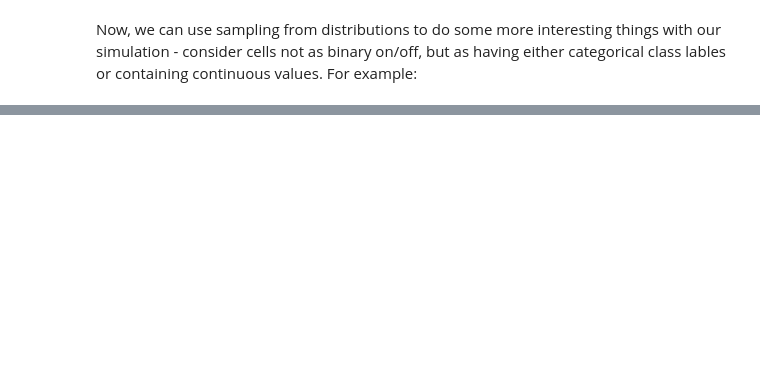
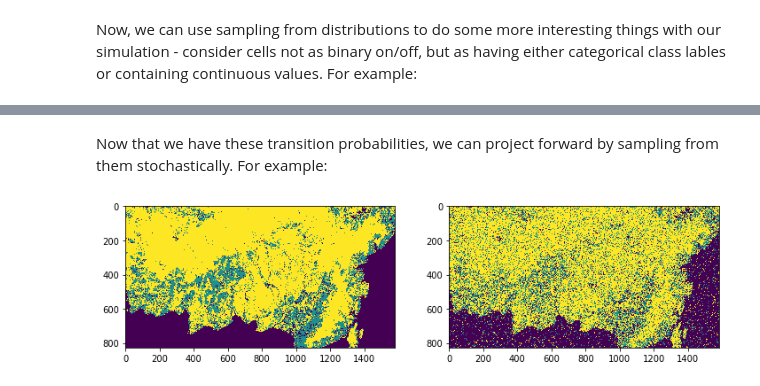
Before and after one commit to gmg444/GTECH733_2018, a Jupyter notebook: 04_landscape_simulation/Landscape Simulation.ipynb, the cells around one changed output, grey strips where cells are left out. Drawn from its saved outputs; the diff is of its cells as text; code cells hidden in the pictures; blank space fills up the shorter version.

```diff
--- a/04_landscape_simulation/Landscape Simulation.ipynb
+++ b/04_landscape_simulation/Landscape Simulation.ipynb
@@ -345,0 +428,26 @@ This gets us to the topic of sampling from distributions.  We can use Python's b
+# %% [markdown]
+Now that we have these transition probabilities, we can project forward by sampling from them stochastically.  For example:
+# %%
+plt.rcParams['figure.figsize'] = (12, 12)
+
+t3 = np.copy(t1)
+
+for r in range(t3.shape[0]):
+    for c in range(t3.shape[1]):
+        j = t2[r, c]  # Current value - column in transition matrix
+        thresh = np.random.random() # Get random threshold
+        acc = 0
+        for i in range(num_types):  # Pick the row probabilistically
+            acc += trans_p[i, j]
+            if thresh < acc:
+                t3[r, c] = i
+                break
+
+fig = plt.figure()
+p = fig.add_subplot(121)
+p.imshow(t2)
+p = fig.add_subplot(122)
+p.imshow(t3)
+plt.show()
+# %% [output]
+[figure, added]
```
Also changed, not shown: parts of 21 cells of this notebook.
